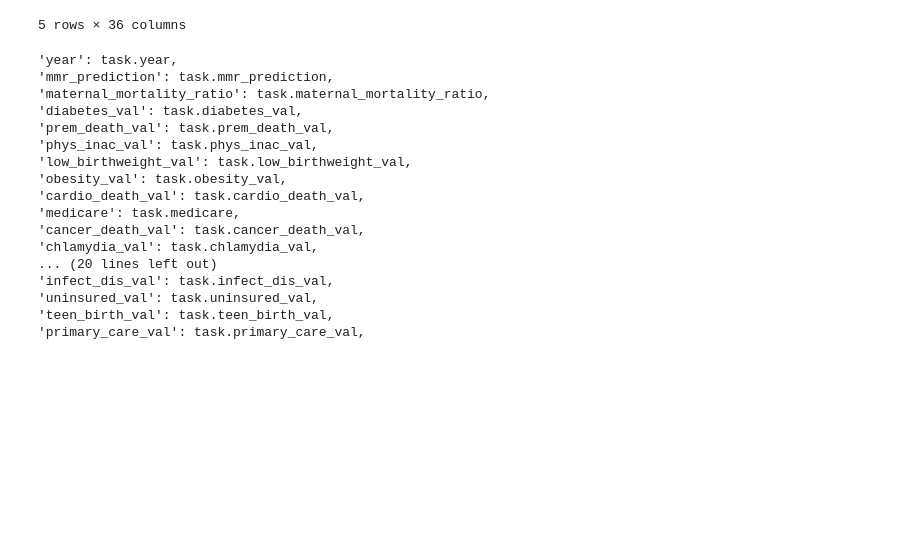
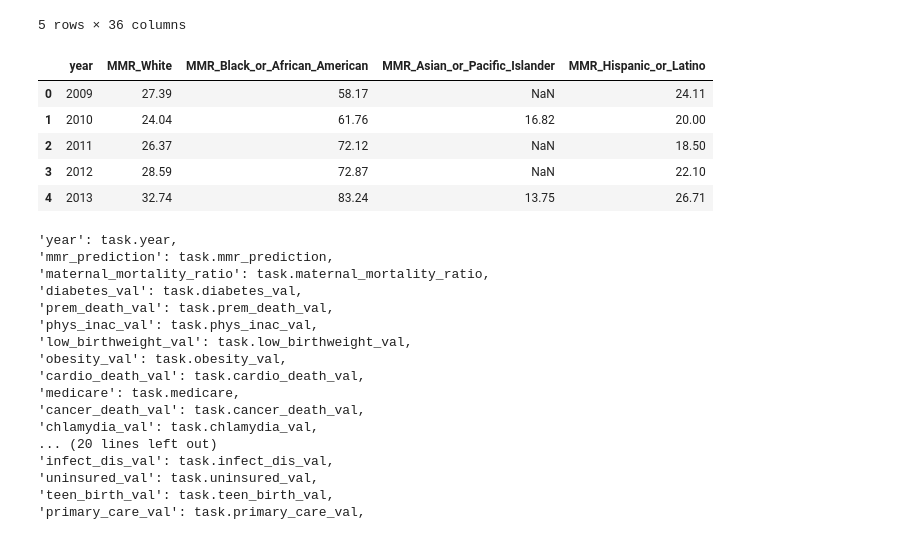
Before and after one commit to abpuccini/maternal-mortality-project, a Jupyter notebook: ETL/ETL-process/Project_3/data_loading.ipynb, the cells around one changed output. Cells and saved outputs as stored; diff of their text form; code cells hidden in the pictures; blank space fills up the shorter version.

Commit message:
race forecast

```diff
--- a/ETL/ETL-process/Project_3/data_loading.ipynb
+++ b/ETL/ETL-process/Project_3/data_loading.ipynb
@@ -135,6 +135,16 @@ forecast_data.head()
 | 3 | 2012 | NaN | 29.93 | 10.21 | 8014.04 | 27.18 | ... |
 | 4 | 2013 | NaN | 31.73 | 10.20 | 7635.30 | 23.72 | ... |
 5 rows × 36 columns
+# %%
+race_forecast_df = pd.read_csv('../../../machine_learning/Resources/stratified_by_race_mmr_avg_2009_2030.csv')
+race_forecast_df.head()
+# %% [output]
+|  | year | MMR_White | MMR_Black_or_African_American | MMR_Asian_or_Pacific_Islander | MMR_Hispanic_or_Latino |
+| 0 | 2009 | 27.39 | 58.17 | NaN | 24.11 |
+| 1 | 2010 | 24.04 | 61.76 | 16.82 | 20.00 |
+| 2 | 2011 | 26.37 | 72.12 | NaN | 18.50 |
+| 3 | 2012 | 28.59 | 72.87 | NaN | 22.10 |
+| 4 | 2013 | 32.74 | 83.24 | 13.75 | 26.71 |
 # %%
 for col in forecast_data.columns:
     print(f"'{col}': task.{col},")
```
Also changed, not shown: parts of 4 cells of this notebook, 6 other files.
